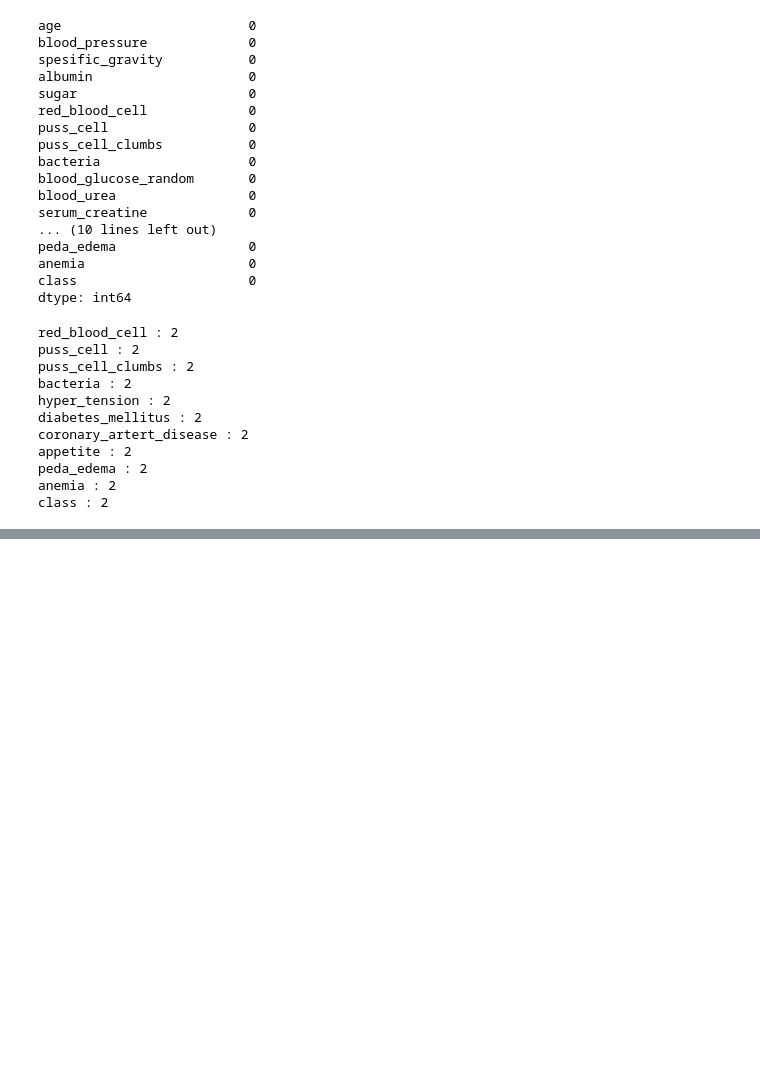
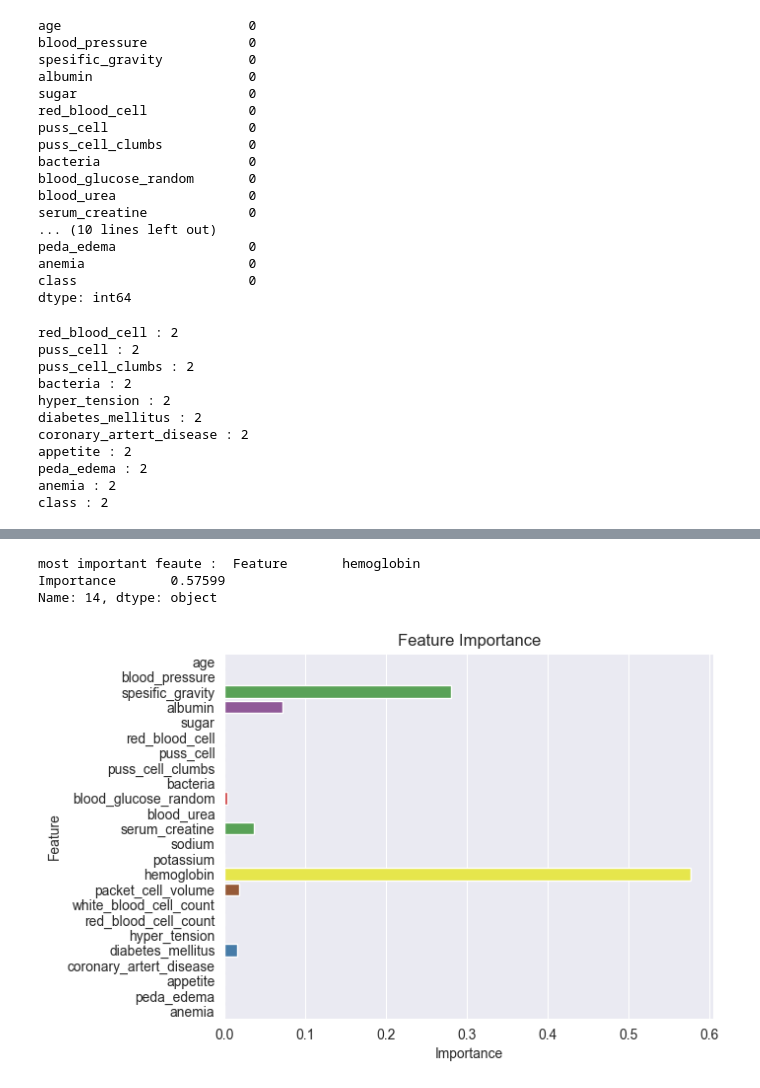
Before and after one commit to olgun-yilmaz/ChronicKidneyDiseasePredict, a Jupyter notebook: kidney_disease_predict.ipynb, the cells around one changed output, grey strips where cells are left out. Cells and saved outputs as stored; diff of their text form; code cells hidden in the pictures; blank space fills up the shorter version.

```diff
--- a/kidney_disease_predict.ipynb
+++ b/kidney_disease_predict.ipynb
@@ -364,0 +375,3 @@ weighted avg       0.98      0.97      0.97       120
+# %%
+feature_importance = pd.DataFrame({'Feature':independent_col,'Importance': dt.feature_importances_})
+feature_importance
@@ -364,0 +396,13 @@ weighted avg       0.98      0.97      0.97       120
+# %%
+print("most important feaute : ",feature_importance.sort_values('Importance', ascending=False).iloc[0])
+# %% [output]
+most important feaute :  Feature       hemoglobin
+Importance       0.57599
+Name: 14, dtype: object
+# %%
+plt.figure()
+sns.barplot(x='Importance', y='Feature', data=feature_importance, palette='Set1')
+plt.title("Feature Importance")
+plt.show()
+# %% [output]
+[figure, added]
```
Also changed, not shown: parts of 4 cells of this notebook, 2 other files.
